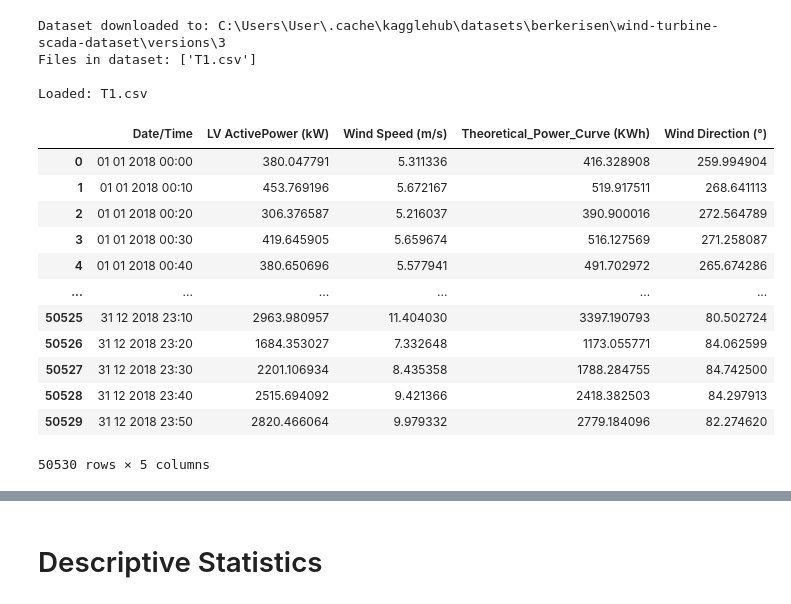
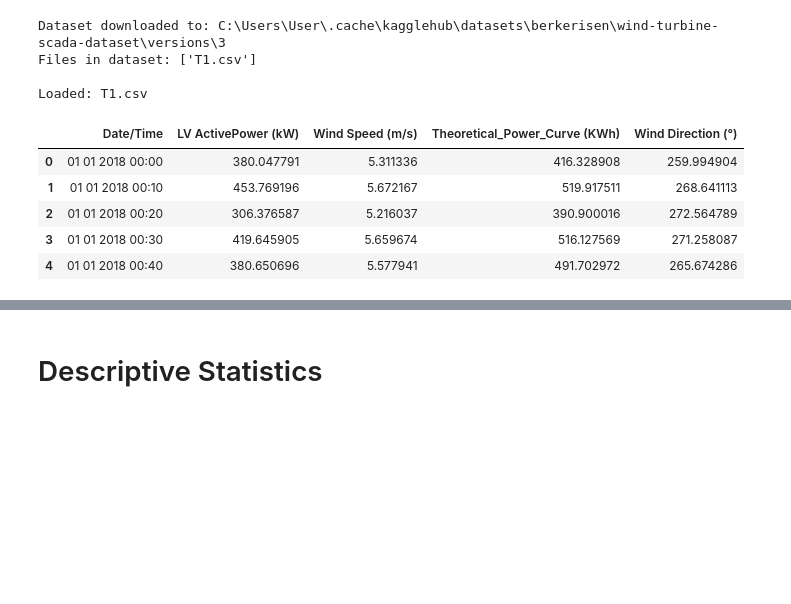
Before and after one commit to JotaN98/MScDataScience_AI, a Jupyter notebook: Final Project/final_project.ipynb, the cells around one changed output, grey strips where cells are left out. Saved outputs shown, nothing was run; the diff lists cells and outputs as text; code cells hidden in the pictures; blank space fills up the shorter version.

```diff
--- a/Final Project/final_project.ipynb
+++ b/Final Project/final_project.ipynb
@@ -38,18 +39,11 @@ Files in dataset: ['T1.csv']
 
 Loaded: T1.csv
 # %%
-df
+df.head()
 # %% [output]
 |  | Date/Time | LV ActivePower (kW) | Wind Speed (m/s) | Theoretical_Power_Curve (KWh) | Wind Direction (°) |
 | 0 | 01 01 2018 00:00 | 380.047791 | 5.311336 | 416.328908 | 259.994904 |
 | 1 | 01 01 2018 00:10 | 453.769196 | 5.672167 | 519.917511 | 268.641113 |
 | 2 | 01 01 2018 00:20 | 306.376587 | 5.216037 | 390.900016 | 272.564789 |
 | 3 | 01 01 2018 00:30 | 419.645905 | 5.659674 | 516.127569 | 271.258087 |
 | 4 | 01 01 2018 00:40 | 380.650696 | 5.577941 | 491.702972 | 265.674286 |
-| ... | ... | ... | ... | ... | ... |
-| 50525 | 31 12 2018 23:10 | 2963.980957 | 11.404030 | 3397.190793 | 80.502724 |
-| 50526 | 31 12 2018 23:20 | 1684.353027 | 7.332648 | 1173.055771 | 84.062599 |
-| 50527 | 31 12 2018 23:30 | 2201.106934 | 8.435358 | 1788.284755 | 84.742500 |
-| 50528 | 31 12 2018 23:40 | 2515.694092 | 9.421366 | 2418.382503 | 84.297913 |
-| 50529 | 31 12 2018 23:50 | 2820.466064 | 9.979332 | 2779.184096 | 82.274620 |
-50530 rows × 5 columns
```
Also changed, not shown: parts of 13 cells of this notebook.
